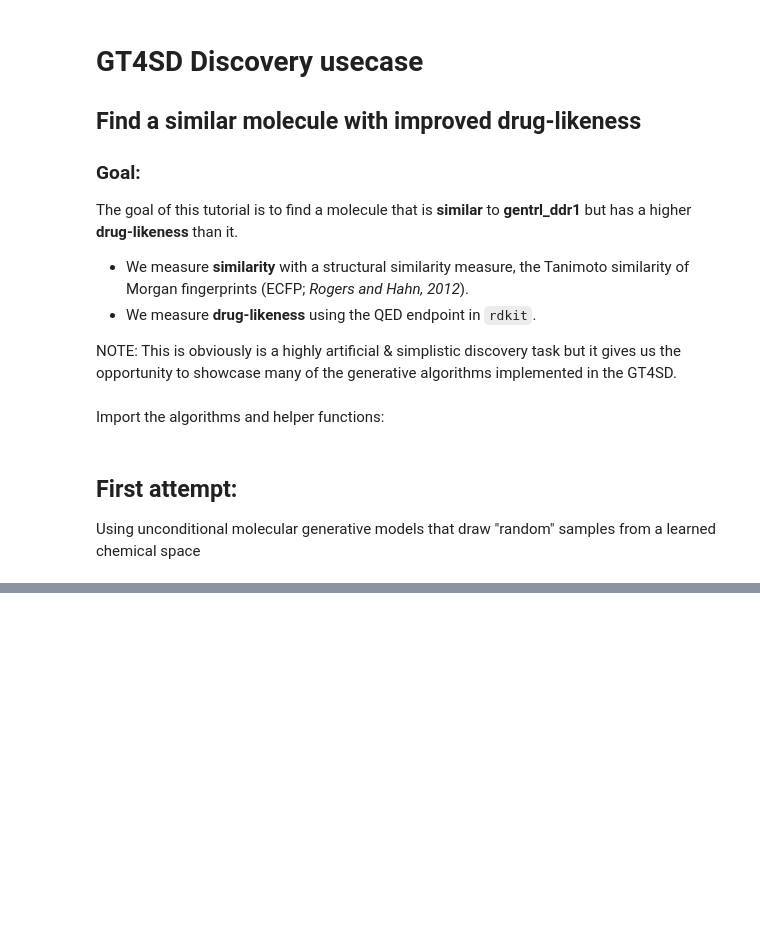
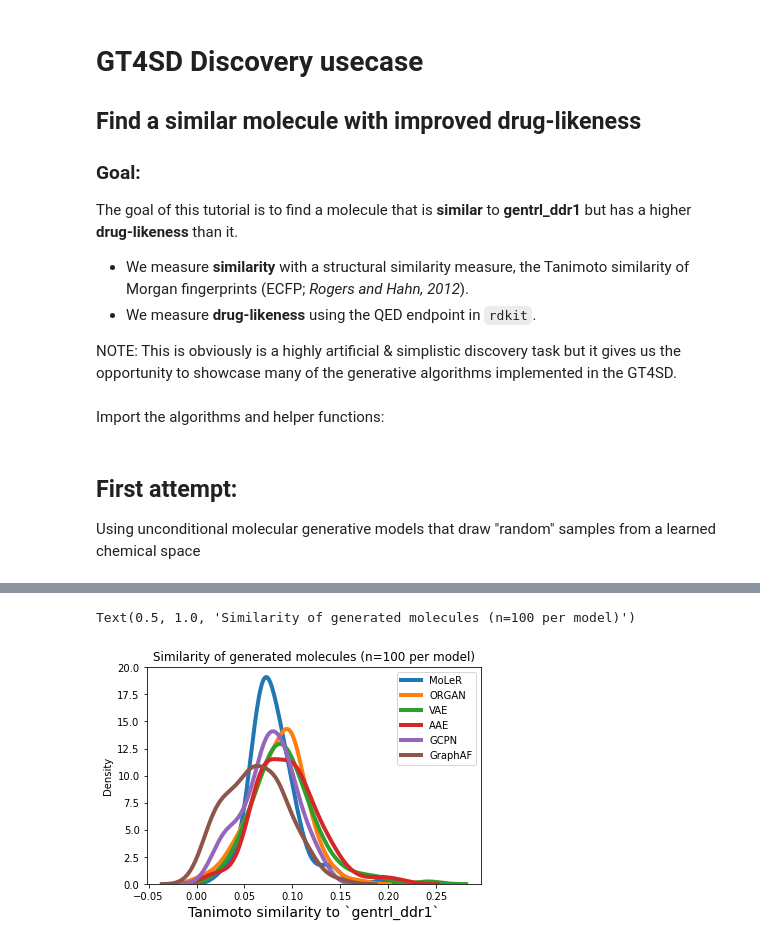
Before and after one commit to GT4SD/gt4sd-core, a Jupyter notebook: notebooks/discovery-demo.ipynb, the cells around one changed output, grey strips where cells are left out. Drawn from its saved outputs; the diff is of its cells as text; code cells hidden in the pictures; blank space fills up the shorter version.

```diff
--- a/notebooks/discovery-demo.ipynb
+++ b/notebooks/discovery-demo.ipynb
@@ -214,3 +220,15 @@ Loading a trained model from: /Users/jab/.gt4sd/algorithms/generation/MoLeR/MoLe
+# %%
+# Plot Tanimoto similarity per model
+for model in mol_df.algorithm.unique():
+    tdf = mol_df[mol_df.algorithm==model]
+    sns.distplot(tdf['similarity'], label=model, hist=False, kde_kws={'linewidth':4})
+
+plt.legend()
+plt.xlabel('Tanimoto similarity to `gentrl_ddr1`', size=14)
+plt.title(f'Similarity of generated molecules (n={num_samples} per model)')
+# %% [output]
+Text(0.5, 1.0, 'Similarity of generated molecules (n=100 per model)')
+[figure, added]
 # %%
 # Plot QED per model
 for model in mol_df.algorithm.unique():
```
Also changed, not shown: parts of 35 cells of this notebook.
